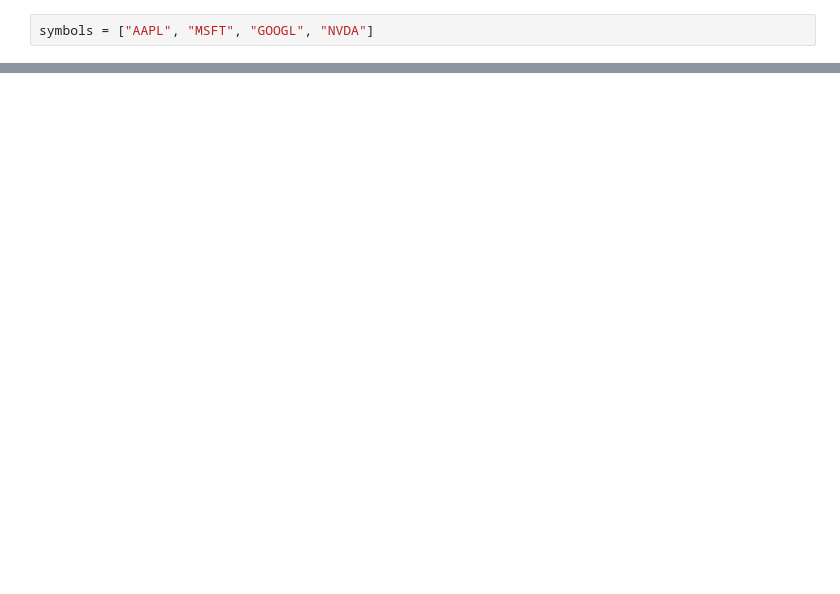
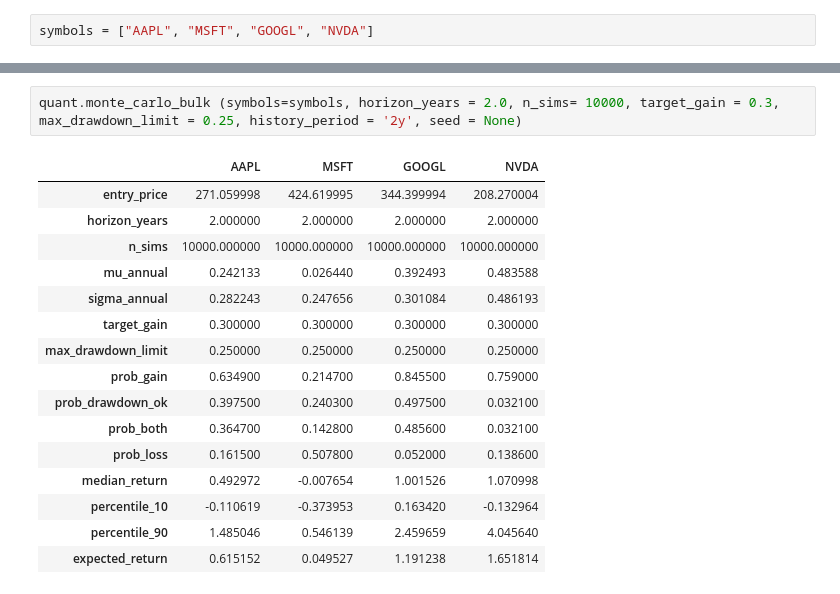
Before and after one commit to pjseoane/yAPI3, a Jupyter notebook: notebooks/2. Quant Analytics Test.ipynb, the cells around one changed output, grey strips where cells are left out. Drawn from its saved outputs; the diff is of its cells as text; blank space fills up the shorter version.

```diff
--- a/notebooks/2. Quant Analytics Test.ipynb
+++ b/notebooks/2. Quant Analytics Test.ipynb
@@ -14,0 +354,19 @@ symbols = ["AAPL", "MSFT", "GOOGL", "NVDA"]
+# %%
+quant.monte_carlo_bulk (symbols=symbols, horizon_years = 2.0, n_sims= 10000, target_gain = 0.3, max_drawdown_limit = 0.25, history_period = '2y', seed = None)
+# %% [output]
+|  | AAPL | MSFT | GOOGL | NVDA |
+| entry_price | 271.059998 | 424.619995 | 344.399994 | 208.270004 |
+| horizon_years | 2.000000 | 2.000000 | 2.000000 | 2.000000 |
+| n_sims | 10000.000000 | 10000.000000 | 10000.000000 | 10000.000000 |
+| mu_annual | 0.242133 | 0.026440 | 0.392493 | 0.483588 |
+| sigma_annual | 0.282243 | 0.247656 | 0.301084 | 0.486193 |
+| target_gain | 0.300000 | 0.300000 | 0.300000 | 0.300000 |
+| max_drawdown_limit | 0.250000 | 0.250000 | 0.250000 | 0.250000 |
+| prob_gain | 0.634900 | 0.214700 | 0.845500 | 0.759000 |
+| prob_drawdown_ok | 0.397500 | 0.240300 | 0.497500 | 0.032100 |
+| prob_both | 0.364700 | 0.142800 | 0.485600 | 0.032100 |
+| prob_loss | 0.161500 | 0.507800 | 0.052000 | 0.138600 |
+| median_return | 0.492972 | -0.007654 | 1.001526 | 1.070998 |
+| percentile_10 | -0.110619 | -0.373953 | 0.163420 | -0.132964 |
+| percentile_90 | 1.485046 | 0.546139 | 2.459659 | 4.045640 |
+| expected_return | 0.615152 | 0.049527 | 1.191238 | 1.651814 |
```
Also changed, not shown: parts of 59 cells of this notebook, 7 other files.
